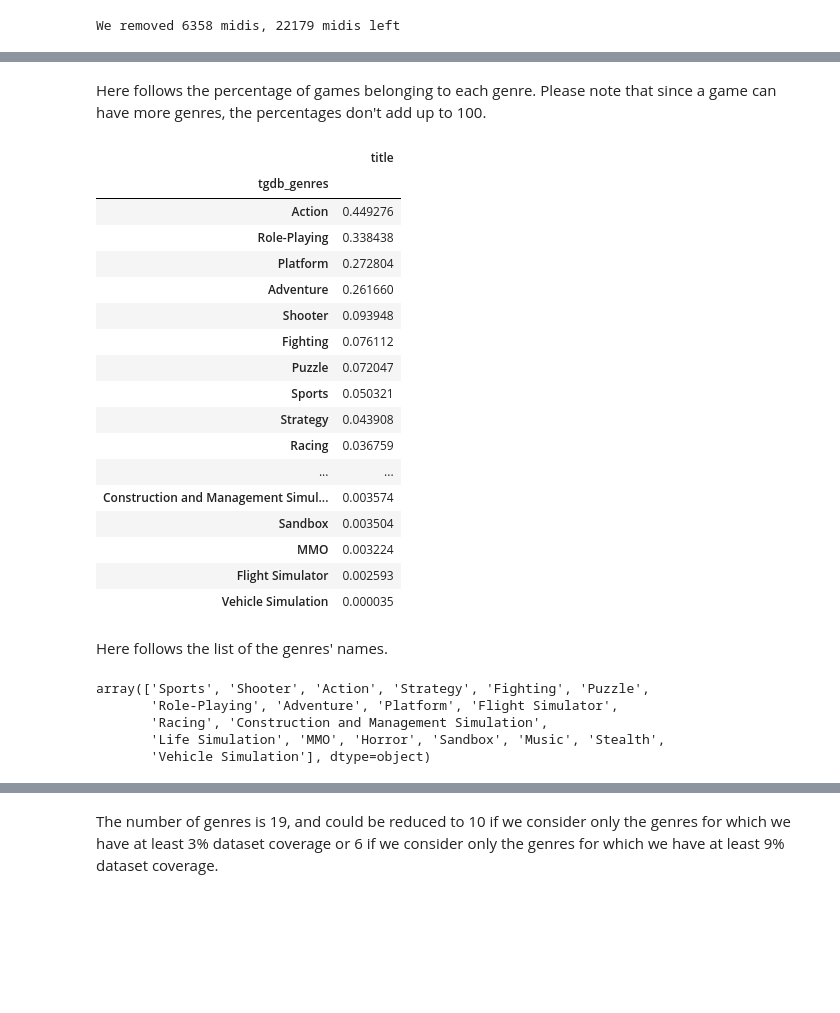
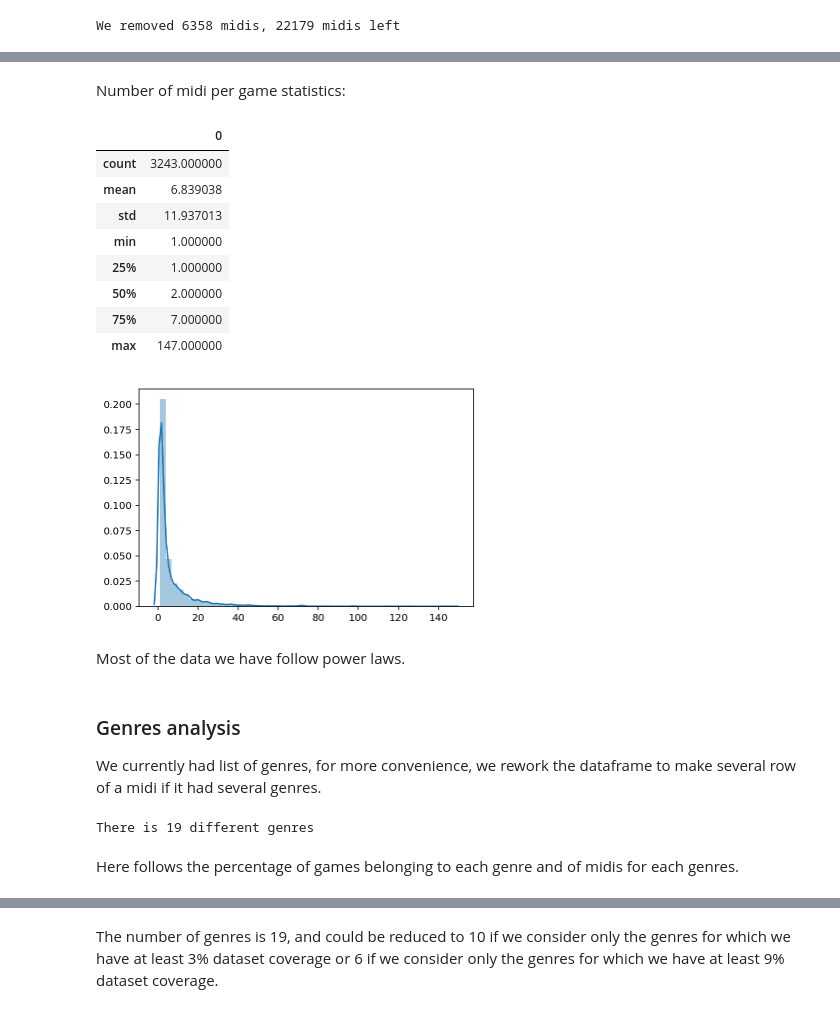
Before and after one commit to cedricviaccoz/musicology, a Jupyter notebook: dataset/Data Exploration.ipynb, the cells around one changed output, grey strips where cells are left out. Saved outputs shown, nothing was run; the diff lists cells and outputs as text; code cells hidden in the pictures; blank space fills up the shorter version.

```diff
--- a/dataset/Data Exploration.ipynb
+++ b/dataset/Data Exploration.ipynb
@@ -74,36 +141,32 @@ genres_df = pd.read_csv('midi_dataframe_genres.csv', parse_dates=[11])
+# %% [markdown]
+Number of midi per game statistics:
+# %%
+sns.distplot(df.groupby(['tgdb_platform', 'tgdb_gametitle']).size().to_frame())
+
+df.groupby(['tgdb_platform', 'tgdb_gametitle']).size().to_frame().describe()
+# %% [output]
+|  | 0 |
+| count | 3243.000000 |
+| mean | 6.839038 |
+| std | 11.937013 |
+| min | 1.000000 |
+| 25% | 1.000000 |
+| 50% | 2.000000 |
+| 75% | 7.000000 |
+| max | 147.000000 |
+[figure, added]
+# %% [markdown]
+Most of the data we have follow power laws.
+# %% [markdown]
+### Genres analysis
+We currently had list of genres, for more convenience, we rework the dataframe to make several row of a midi if it had several genres.
+# %%
+genres = df.tgdb_genres.map(literal_eval, 'ignore').apply(pd.Series).stack().reset_index(level=1, drop=True)
+genres.name = 'tgdb_genres'
+genres_df = df.drop('tgdb_genres', axis=1).join(genres)
+
+print("There is %d different genres"%genres_df.tgdb_genres.nunique())
+# %% [output]
+There is 19 different genres
 # %% [markdown]
-Here follows the percentage of games belonging to each genre. Please note that since a game can have more genres, the percentages don't add up to 100.
+Here follows the percentage of games belonging to each genre and of midis for each genres.
-# %%
-groupby_df = genres_df[['tgdb_genres', 'title']].groupby('tgdb_genres').count().sort_values('title', ascending = False)
-groupby_df['title'] /= num_midis_before
-groupby_df
-# %% [output]
-|  | title |
-| tgdb_genres |  |
-| Action | 0.449276 |
-| Role-Playing | 0.338438 |
-| Platform | 0.272804 |
-| Adventure | 0.261660 |
-| Shooter | 0.093948 |
-| Fighting | 0.076112 |
-| Puzzle | 0.072047 |
-| Sports | 0.050321 |
-| Strategy | 0.043908 |
-| Racing | 0.036759 |
-| ... | ... |
-| Construction and Management Simul... | 0.003574 |
-| Sandbox | 0.003504 |
-| MMO | 0.003224 |
-| Flight Simulator | 0.002593 |
-| Vehicle Simulation | 0.000035 |
-# %% [markdown]
-Here follows the list of the genres' names.
-# %%
-genres = genres_df.tgdb_genres.unique()
-genres
-# %% [output]
-array(['Sports', 'Shooter', 'Action', 'Strategy', 'Fighting', 'Puzzle',
-       'Role-Playing', 'Adventure', 'Platform', 'Flight Simulator',
-       'Racing', 'Construction and Management Simulation',
-       'Life Simulation', 'MMO', 'Horror', 'Sandbox', 'Music', 'Stealth',
-       'Vehicle Simulation'], dtype=object)
```
Also changed, not shown: parts of 23 cells of this notebook.
